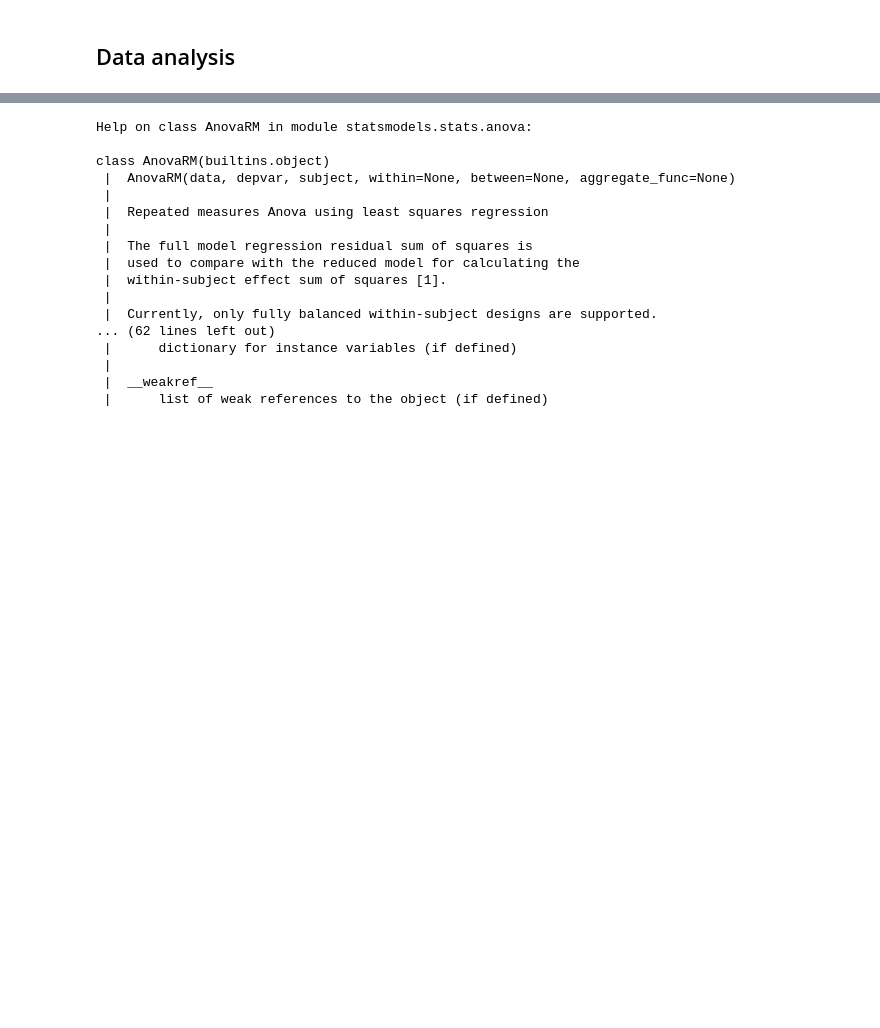
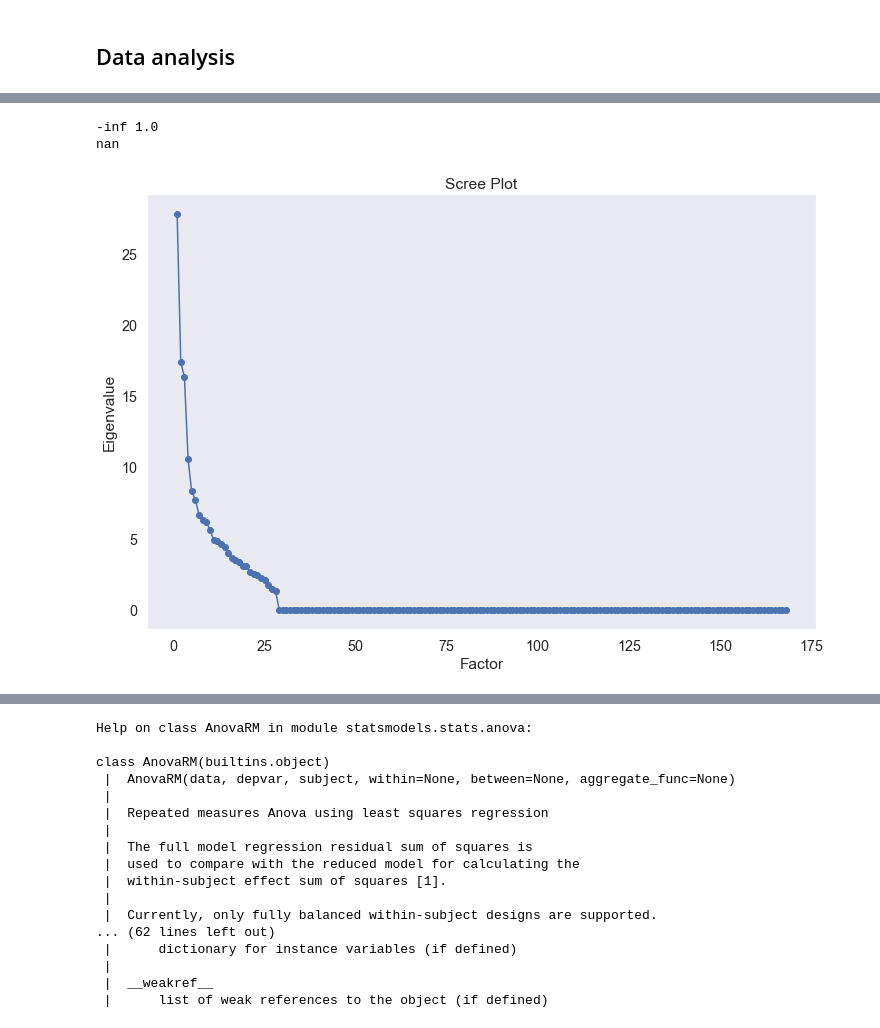
Before and after one commit to tracysanchez/Human_Agents_Impact_Nav, a Jupyter notebook: AvatarQuestionnaire/AvatarQuest.ipynb, the cells around one changed output, grey strips where cells are left out. Cells and saved outputs as stored; diff of their text form; code cells hidden in the pictures; blank space fills up the shorter version.

Commit message:
Factorial analysis + accuracies per building * correlation matrices

```diff
--- a/AvatarQuestionnaire/AvatarQuest.ipynb
+++ b/AvatarQuestionnaire/AvatarQuest.ipynb
@@ -147,6 +147,8 @@ df.head()
 | 2 | 1 | Attractive_01_CmA | 1 | 4597 | False | Action | Attractive | 01 |
 | 3 | 2 | Remember_29_Sa | 1 | 4597 | True | Standing | Remember | 29 |
 | 4 | 2 | Realistic_29_Sa | 2 | 4597 | True | Standing | Realistic | 29 |
+# %%
+wide = df.pivot(index='ID', columns='item', values='likert')
 # %%
 os.chdir('/Users/tracysanchezpacheco/Documents/Resources')
 df.to_csv('CompleteLargeAvatarQues.cvs')
@@ -280,0 +292,39 @@ ax=sns.boxplot( x = dx, y = dy, data = df, color = 'black', width = .15, zorder
+# %%
+from sklearn.datasets import load_iris
+from factor_analyzer import FactorAnalyzer
+from factor_analyzer.factor_analyzer import calculate_bartlett_sphericity
+from factor_analyzer.factor_analyzer import calculate_kmo
+
+#Droppin Nas
+wide.dropna(inplace=True);
+
+#Adecuacy test
+
+#Barlets sphericity: A significative p value indicates the date is different from an identity matrix
+chi_square_value, p_value = calculate_bartlett_sphericity(wide)
+print(chi_square_value, p_value)
+
+# Kaiser-Meyer-Olkin (KMO): Estimates the proportion of variance among all observed variables, less than 0.6 is inadequate
+kmo_all, kmo_model = calculate_kmo(wide)
+print(kmo_model)
+#Create factor analysis object and perform analysis
+fa = FactorAnalyzer(rotation='varimax')
+fa.fit(wide)
+
+loadings = fa.loadings_
+
+# Get the eigenvector
+ev, v = fa.get_eigenvalues()
+
+xvals = range(1, wide.shape[1] + 1)
+plt.scatter(xvals, ev)
+plt.plot(xvals, ev)
+plt.title('Scree Plot')
+plt.xlabel('Factor')
+plt.ylabel('Eigenvalue')
+plt.grid()
+plt.show()
+# %% [output]
+-inf 1.0
+nan
+[figure, added]
```
Also changed, not shown: parts of 21 cells of this notebook, 18 other files.
